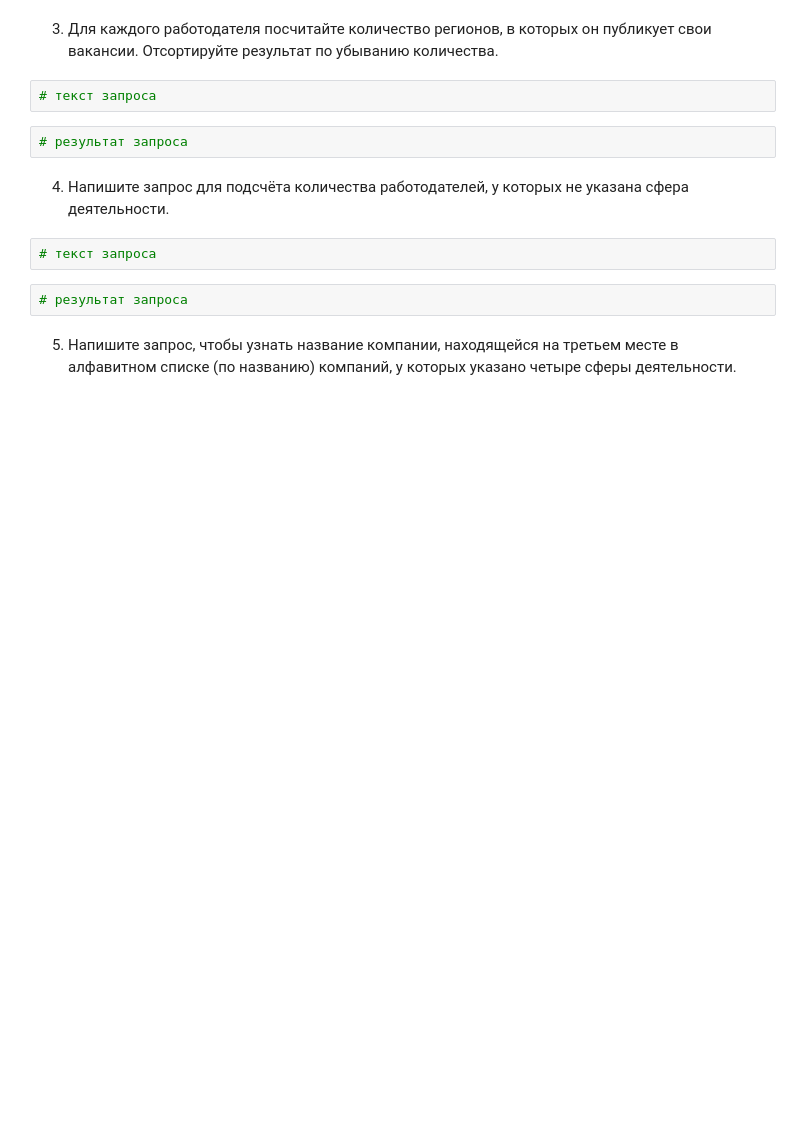
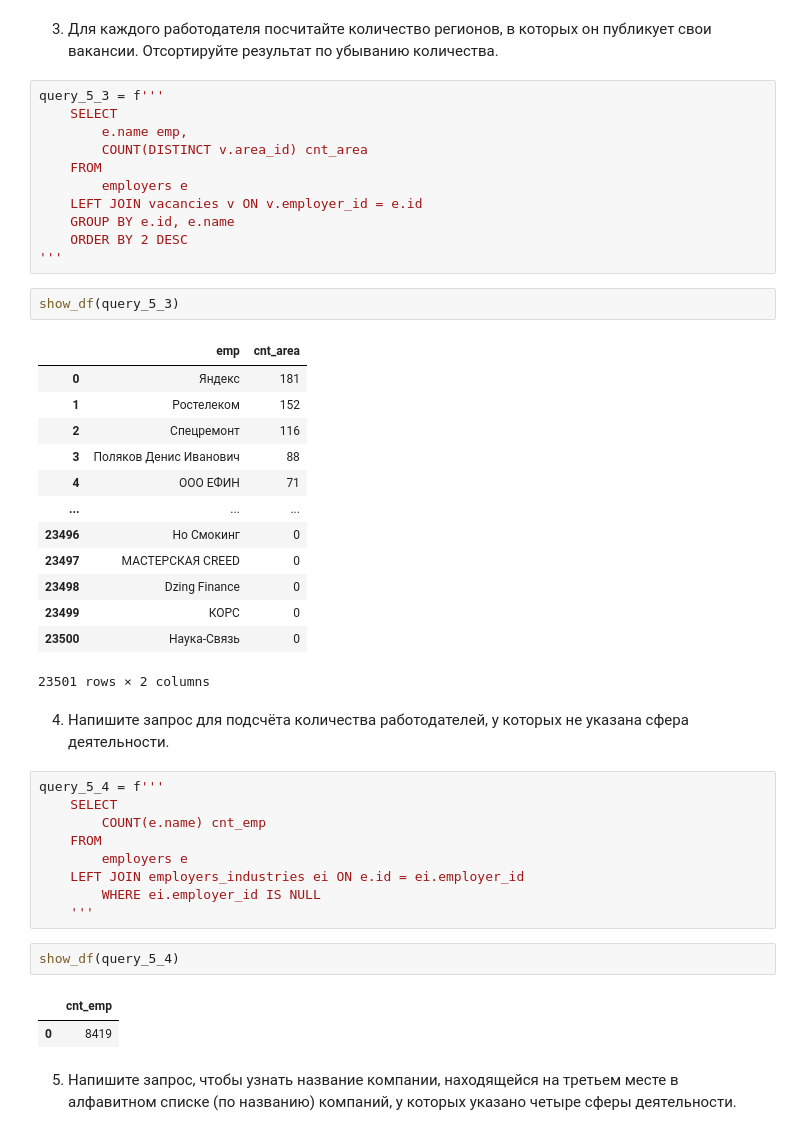
Before and after one commit to Daqria/Head-Hunter-SQL, a Jupyter notebook: HH_PROJECT.ipynb, the cells around one changed output. Cells and saved outputs as stored; diff of their text form; blank space fills up the shorter version.

```diff
--- a/HH_PROJECT.ipynb
+++ b/HH_PROJECT.ipynb
@@ -302,15 +332,48 @@ df_5_1
 # %% [markdown]
 3. Для каждого работодателя посчитайте количество регионов, в которых он публикует свои вакансии. Отсортируйте результат по убыванию количества.
 # %%
-# текст запроса
+query_5_3 = f'''
+    SELECT
+        e.name emp,
+        COUNT(DISTINCT v.area_id) cnt_area
+    FROM
+        employers e
+    LEFT JOIN vacancies v ON v.employer_id = e.id
+    GROUP BY e.id, e.name
+    ORDER BY 2 DESC
+'''
 # %%
-# результат запроса
+show_df(query_5_3)
+# %% [output]
+|  | emp | cnt_area |
+| 0 | Яндекс | 181 |
+| 1 | Ростелеком | 152 |
+| 2 | Спецремонт | 116 |
+| 3 | Поляков Денис Иванович | 88 |
+| 4 | ООО ЕФИН | 71 |
+| ... | ... | ... |
+| 23496 | Но Смокинг | 0 |
+| 23497 | МАСТЕРСКАЯ CREED | 0 |
+| 23498 | Dzing Finance | 0 |
+| 23499 | КОРС | 0 |
+| 23500 | Наука-Связь | 0 |
+23501 rows × 2 columns
 # %% [markdown]
 4. Напишите запрос для подсчёта количества работодателей, у которых не указана сфера деятельности.
 # %%
-# текст запроса
+query_5_4 = f'''
+    SELECT
+        COUNT(e.name) cnt_emp
+    FROM
+        employers e
+    LEFT JOIN employers_industries ei ON e.id = ei.employer_id
+        WHERE ei.employer_id IS NULL
+    '''
 # %%
-# результат запроса
+show_df(query_5_4)
+# %% [output]
+|  | cnt_emp |
+| 0 | 8419 |
 # %% [markdown]
 5. Напишите запрос, чтобы узнать название компании, находящейся на третьем месте в алфавитном списке (по названию) компаний, у которых указано четыре сферы деятельности.
 # %%
```
Also changed, not shown: parts of 13 cells of this notebook.
